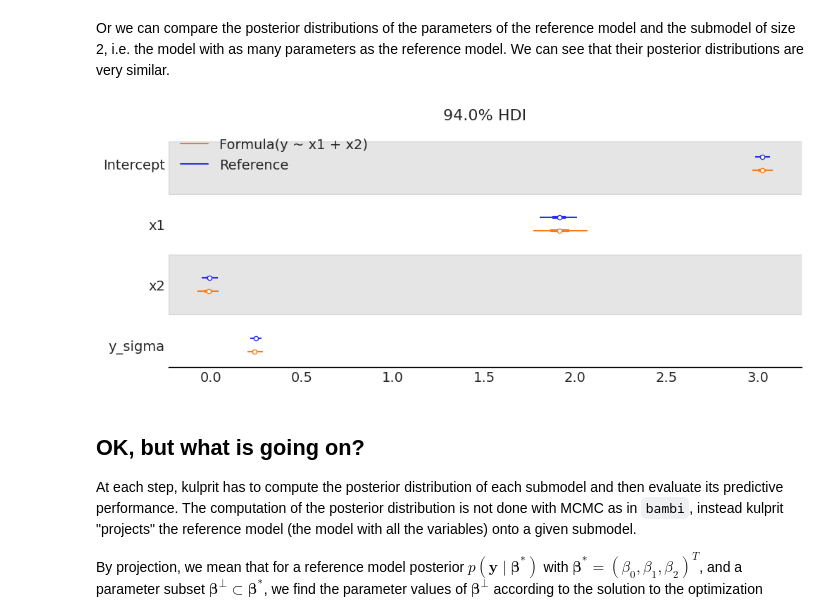
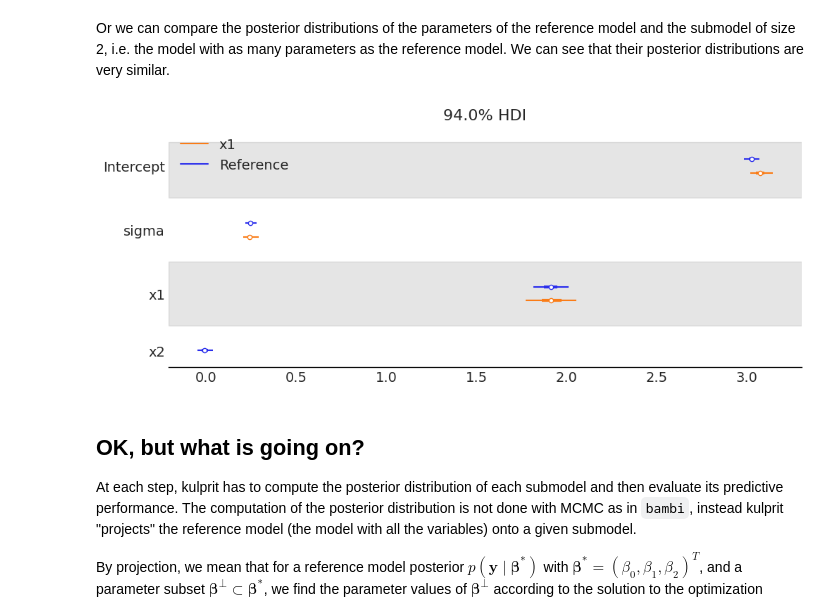
Before and after one commit to bambinos/kulprit, a Jupyter notebook: docs/examples/quick-start.ipynb, the cells around one changed output. Saved outputs shown, nothing was run; the diff lists cells and outputs as text; code cells hidden in the pictures.

```diff
--- a/docs/examples/quick-start.ipynb
+++ b/docs/examples/quick-start.ipynb
@@ -86,9 +87,9 @@ ax = az.plot_posterior(submodel.idata);
 # %% [markdown]
 Or we can compare the posterior distributions of the parameters of the reference model and the submodel of size 2, i.e. the model with as many parameters as the reference model. We can see that their posterior distributions are very similar.
 # %%
-ppi.plot_densities(submodels=[2], kind="forest", figsize=(10, 4));
+ppi.plot_densities(submodels=[1], kind="forest", figsize=(10, 4));
 # %% [output]
-[figure, old version]
+[figure, new version]
 # %% [markdown]
 ## OK, but what is going on?
 
```
Also changed, not shown: parts of 5 cells of this notebook, 13 other files.
